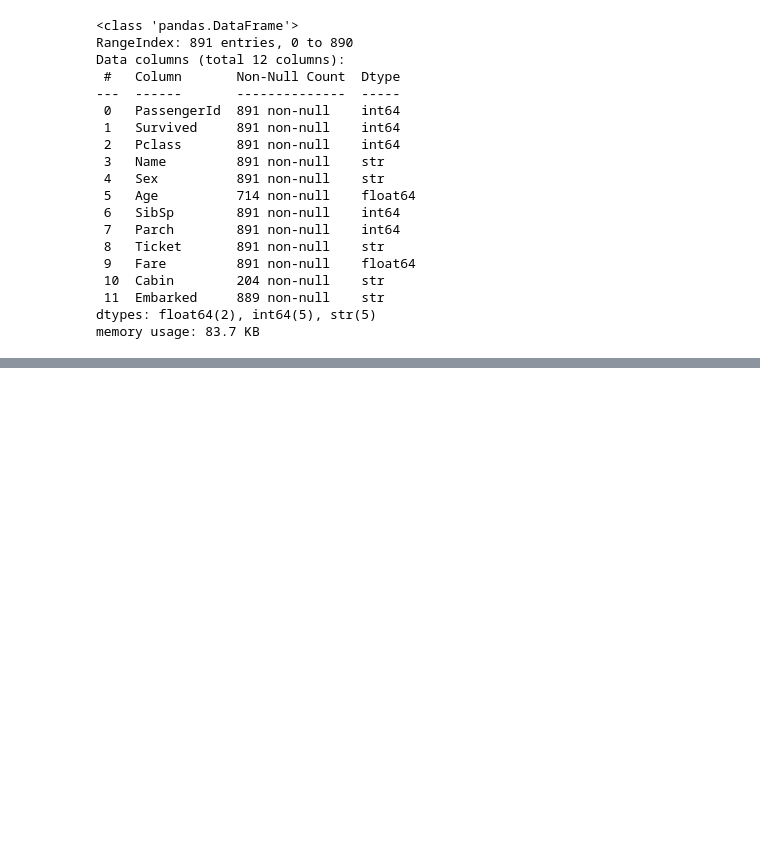
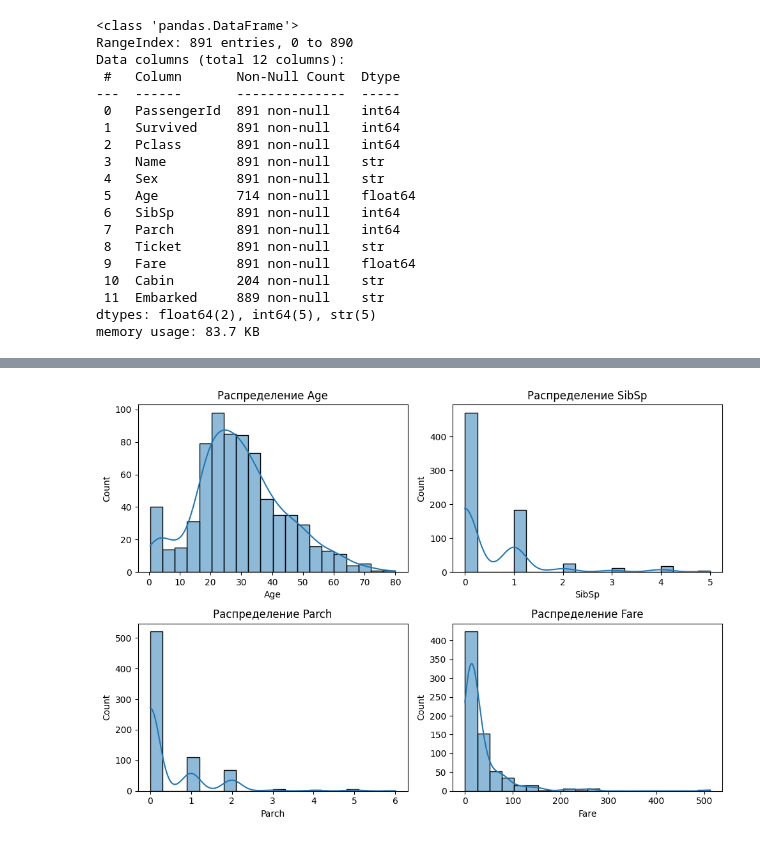
Before and after one commit to ML-engineering-Freelancerroma/titanic, a Jupyter notebook: feat_prepare.ipynb, the cells around one changed output, grey strips where cells are left out. Saved outputs shown, nothing was run; the diff lists cells and outputs as text; code cells hidden in the pictures; blank space fills up the shorter version.

```diff
--- a/feat_prepare.ipynb
+++ b/feat_prepare.ipynb
@@ -41,0 +58,19 @@ memory usage: 83.7 KB
+# %%
+import matplotlib.pyplot as plt
+import seaborn as sns
+
+
+df_w_age = df.dropna(subset=['Age'])
+numeric_features = ['Age', 'SibSp', 'Parch', 'Fare']
+
+fig, axes = plt.subplots(2, 2, figsize=(10, 7))
+axes = axes.flatten()
+
+for i, feature in enumerate(numeric_features):
+    sns.histplot(df_w_age[feature], bins=20, kde=True, ax=axes[i])
+    axes[i].set_title(f'Распределение {feature}')
+
+plt.tight_layout()
+plt.show()
+# %% [output]
+[figure, added]
```
Also changed, not shown: parts of 3 cells of this notebook.
